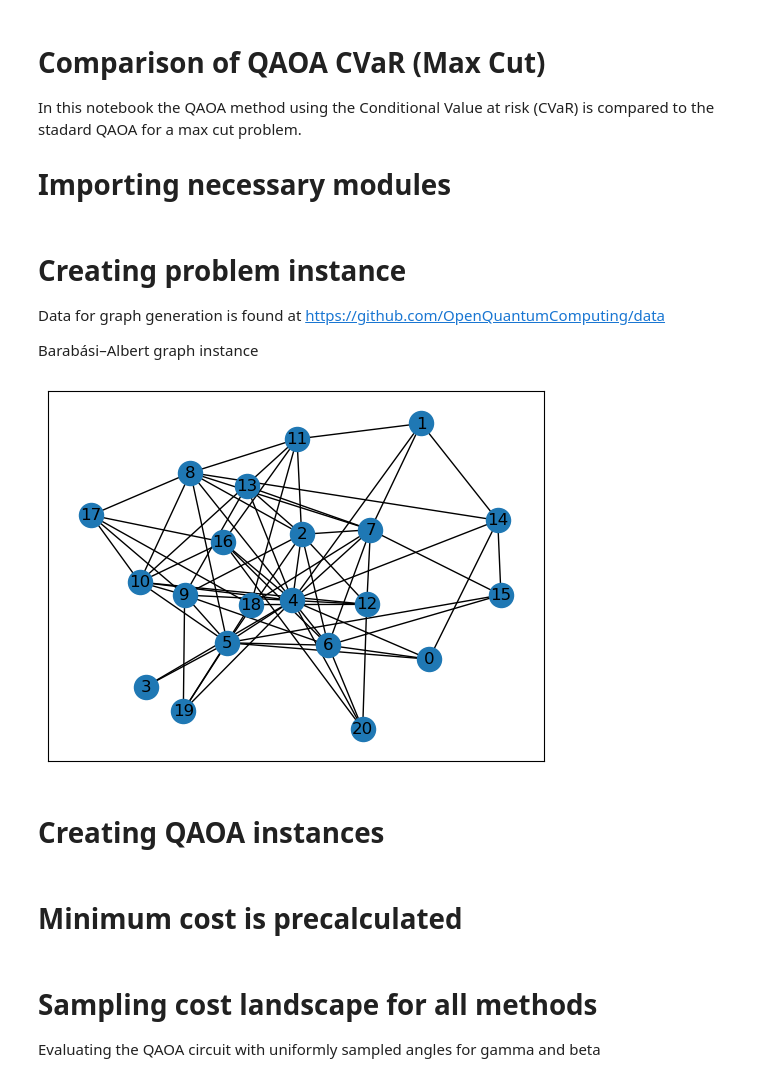
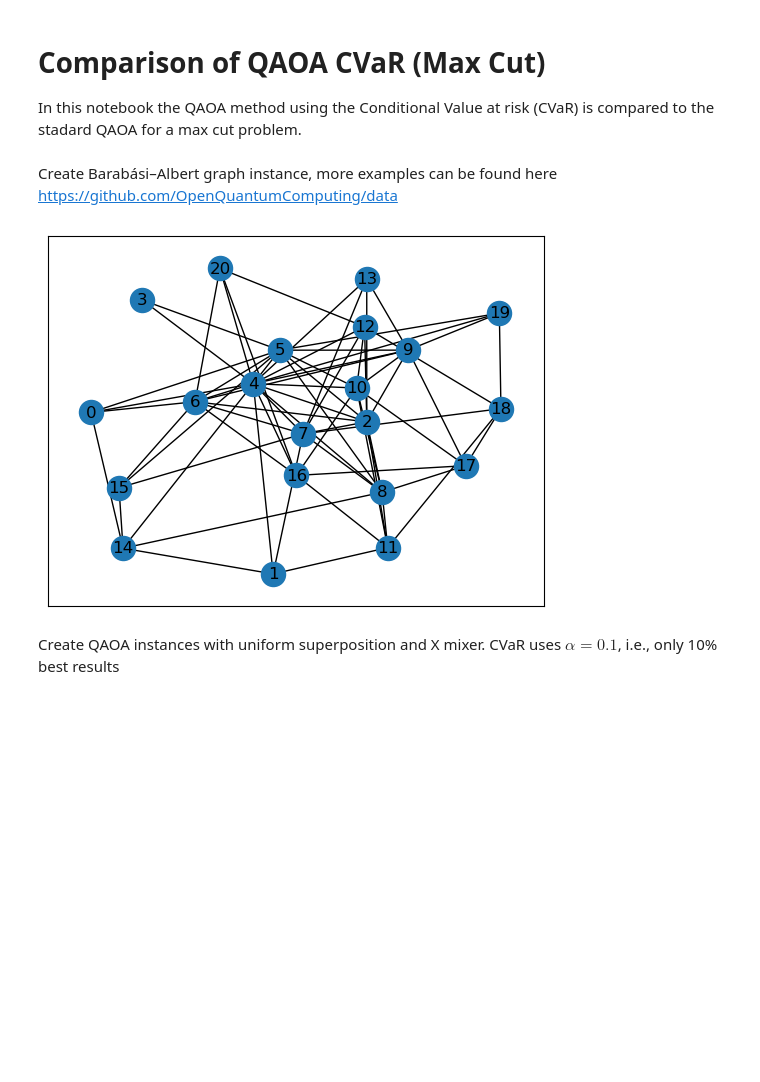
Before and after one commit to OpenQuantumComputing/QAOA, a Jupyter notebook: examples/MaxCut/CVaR.ipynb, the cells around one changed output. Drawn from its saved outputs; the diff is of its cells as text; code cells hidden in the pictures; blank space fills up the shorter version.

```diff
--- a/examples/MaxCut/CVaR.ipynb
+++ b/examples/MaxCut/CVaR.ipynb
@@ -1,7 +1,6 @@
 # %% [markdown]
 # Comparison of QAOA CVaR (Max Cut)
 In this notebook the QAOA method using the Conditional Value at risk (CVaR) is compared to the stadard QAOA for a max cut problem.
-# Importing necessary modules
 # %%
 from qaoa import QAOA, problems, mixers, initialstates
 # %%
@@ -11,19 +10,15 @@ import sys
 sys.path.append('../')
 from plotroutines import *
 # %% [markdown]
-# Creating problem instance
-Data for graph generation is found at https://github.com/OpenQuantumComputing/data
-
-Barabási–Albert graph instance
+Create Barabási–Albert graph instance, more examples can be found here https://github.com/OpenQuantumComputing/data
 # %%
-numV = 21  # Number of vertices
-G = nx.read_gml("../../../data/sample_graphs/w_ba_n" + str(numV) + "_k4_0.gml")
-pos = nx.spring_layout(G)
-nx.draw_networkx(G, pos=pos)
+G = nx.read_gml("data/w_ba_n21_k4_0.gml")
+nx.draw_networkx(G)
+mincost = -25.23404480588015 # precalculated
 # %% [output]
-[figure, old version]
+[figure, new version]
 # %% [markdown]
-# Creating QAOA instances
+Create QAOA instances with uniform superposition and X mixer. CVaR uses $\alpha=0.1$, i.e., only 10% best results
 # %%
 qaoa_CVaR = QAOA(
     initialstate=initialstates.Plus(),
@@ -36,5 +31,3 @@ qaoa = QAOA(
     problem=problems.MaxCut(G=G),
     mixer=mixers.X()
 )
-# %% [markdown]
-# Minimum cost is precalculated
@@ -43,3 +33,0 @@ mincost = -25.23404480588015
-# %% [markdown]
-# Sampling cost landscape for all methods
-Evaluating the QAOA circuit with uniformly sampled angles for gamma and beta
```
Also changed, not shown: parts of 13 cells of this notebook, 8 other files.
